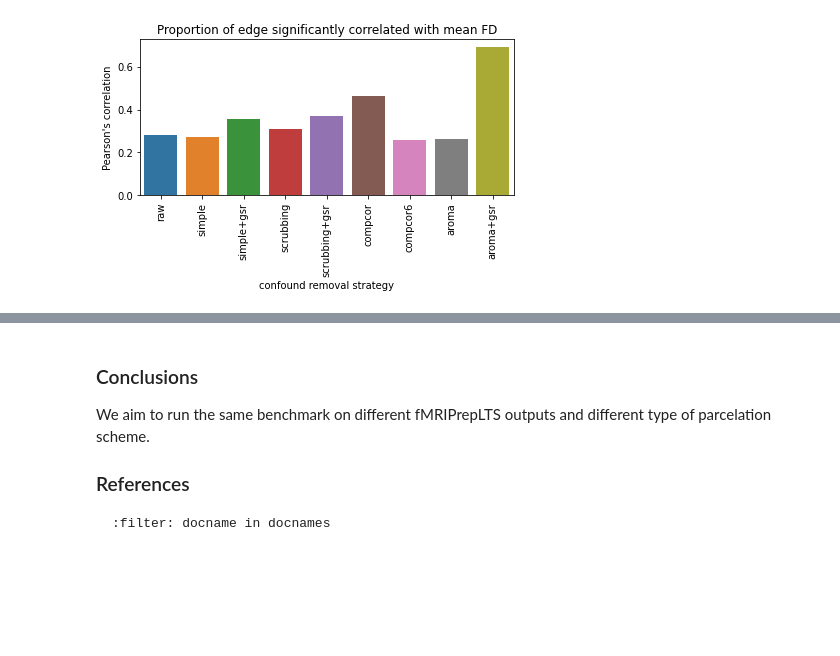
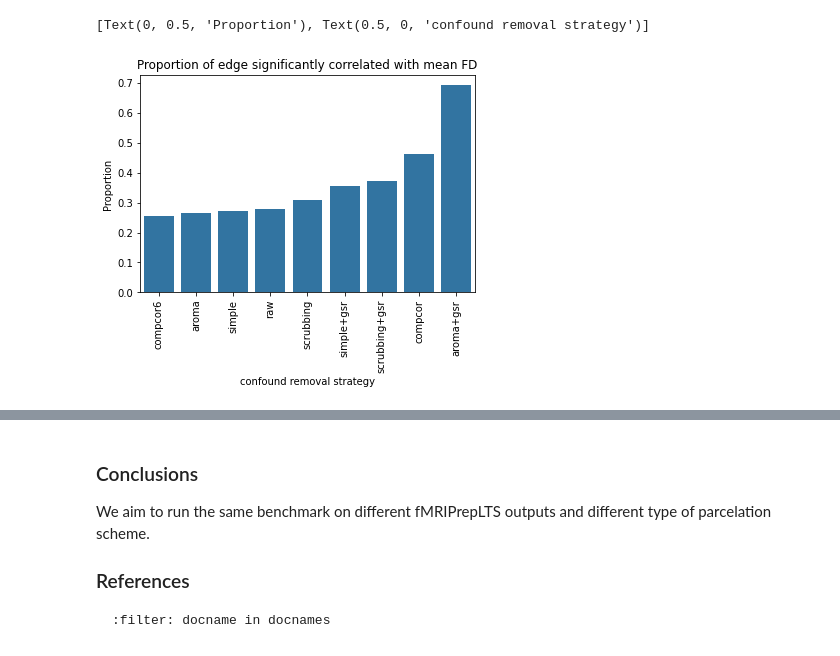
Before and after one commit to SIMEXP/fmriprep-denoise-benchmark, a Jupyter notebook: content/ohbm2022abstract.ipynb, the cells around one changed output, grey strips where cells are left out. Saved outputs shown, nothing was run; the diff lists cells and outputs as text; code cells hidden in the pictures; blank space fills up the shorter version.

```diff
--- a/content/ohbm2022abstract.ipynb
+++ b/content/ohbm2022abstract.ipynb
@@ -89,10 +89,12 @@ long_qcfc["col"] = np.tile(np.hstack((np.ones(metric_per_edge.shape[0]) * i for
 # %%
-ax = sns.barplot(data=(sig_per_edge<0.05), ci=None)
+bar_color = sns.color_palette()[0]
+order = (sig_per_edge<0.05).mean().sort_values().index.tolist()
+ax = sns.barplot(data=(sig_per_edge<0.05), ci=None, order=order, color=bar_color)
 ax.set_title("Proportion of edge significantly correlated with mean FD")
 ax.set_xticklabels(ax.get_xticklabels(), rotation=90)
-ax.set(ylabel="Pearson's correlation",
+ax.set(ylabel="Proportion",
        xlabel="confound removal strategy")
-plt.tight_layout()
 # %% [output]
+[Text(0, 0.5, 'Proportion'), Text(0.5, 0, 'confound removal strategy')]
-[figure, old version]
+[figure, new version]
 # %%
```
Also changed, not shown: parts of 7 cells of this notebook, 3 other files.
